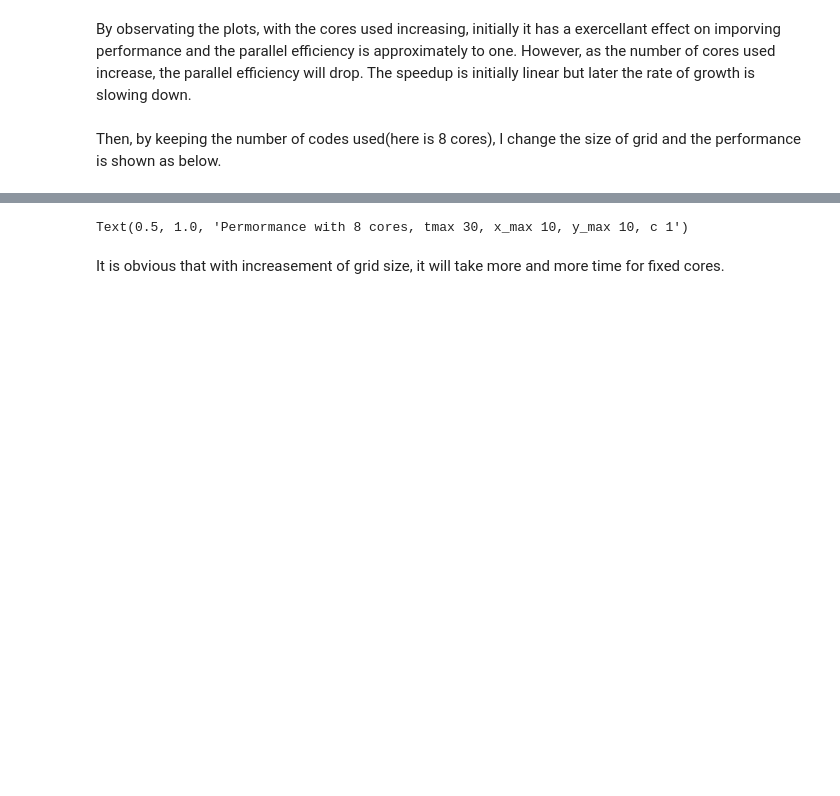
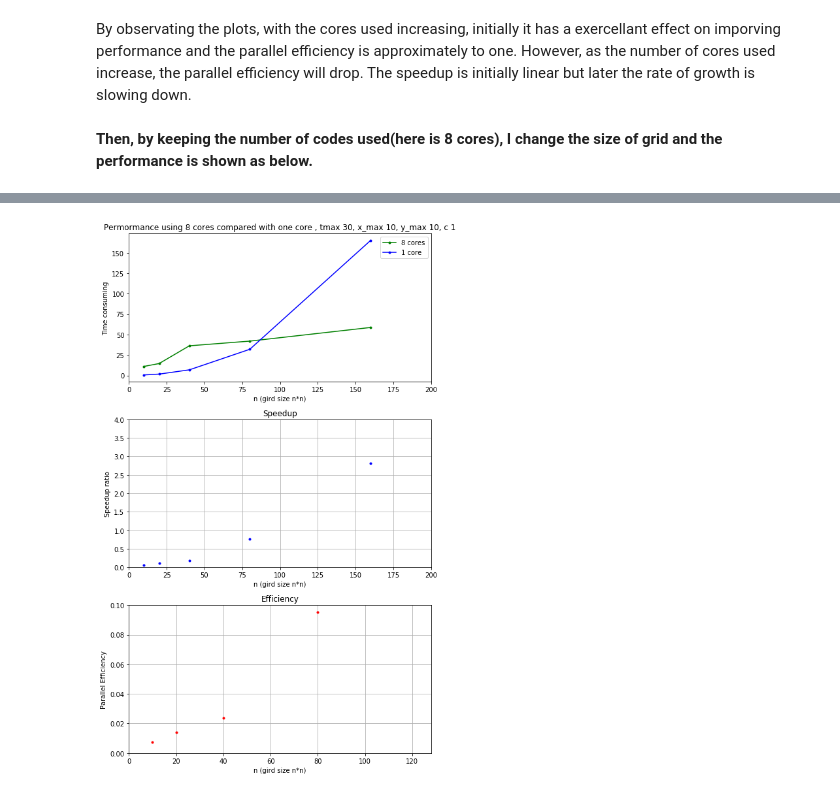
Before and after one commit to liuzyon/acse-6-mpi-coursework-acse-zl1220, a Jupyter notebook: report.ipynb, the cells around one changed output, grey strips where cells are left out. Cells and saved outputs as stored; diff of their text form; code cells hidden in the pictures; blank space fills up the shorter version.

```diff
--- a/report.ipynb
+++ b/report.ipynb
@@ -217,17 +219,44 @@ fig.tight_layout()
 # %% [markdown]
 By observating the plots, with the cores used increasing, initially it has a exercellant effect on imporving performance and the parallel efficiency is approximately to one. However, as the number of cores used increase, the parallel efficiency will drop. The speedup is initially linear but later the rate of growth is slowing down.
 # %% [markdown]
-Then, by keeping the number of codes used(here is 8 cores), I change the size of grid and the performance is shown as below.
+**Then, by keeping the number of codes used(here is 8 cores), I change the size of grid and the performance is shown as below.**
 # %%
-x = np.array([10, 20, 40, 80, 160, 320])
-y = np.array([11.07, 14.56, 36.26, 42.01, 58.71, 143.44])
+x = np.array([10, 20, 40, 80, 160])
+# use 8 nodes
+y = np.array([11.07, 14.56, 36.26, 42.01, 58.71])
 
-fig, ax = plt.subplots(1, 1, figsize=(8, 5))
+# use one node for same size
+one_node_t = np.array([0.66, 1.65, 6.86, 31.98, 165.24])
+
+speedup_ratio = one_node_t / y
+efficiency = speedup_ratio / 8
+
+fig, ax = plt.subplots(3, 1, figsize=(8, 12))
 
 # size 100*100, tmax 30, x_max = 10, y_max=10, c=1
-ax.plot(x, y, 'b.-')
-ax.set_xlim(0,500)
-ax.set_xlabel('gird size n*n value_n')
-ax.set_ylabel('Time consuming')
-ax.set_title('Permormance with 8 cores, tmax 30, x_max 10, y_max 10, c 1')
+ax[0].plot(x, y, 'g.-', label="8 cores")
+ax[0].plot(x, one_node_t, 'b.-', label="1 core")
+ax[0].set_xlim(0,200)
+ax[0].set_xlabel('n (gird size n*n)')
+ax[0].set_ylabel('Time consuming')
+ax[0].set_title('Permormance using 8 cores compared with one core , tmax 30, x_max 10, y_max 10, c 1')
+ax[0].legend()
+
+ax[1].plot(x, speedup_ratio, 'b.', label="size 100*100")
+ax[1].set_xlim(0,200)
+ax[1].set_ylim(0,4)
+ax[1].set_xlabel('n (gird size n*n)')
+ax[1].set_ylabel('Speedup ratio')
+ax[1].set_title('Speedup')
+ax[1].grid()
+
+ax[2].plot(x, efficiency, 'r.', label="size 100*100")
+ax[2].set_xlim(0,128)
+ax[2].set_ylim(0,0.1)
+ax[2].set_xlabel('n (gird size n*n)')
+ax[2].set_ylabel('Parallel Efficiency')
+ax[2].set_title('Efficiency')
+ax[2].grid()
+
+fig.tight_layout()
 # %% [output]
@@ -236,3 +263 @@ ax.set_title('Permormance with 8 cores, tmax 30, x_max 10, y_max 10, c 1')
-Text(0.5, 1.0, 'Permormance with 8 cores, tmax 30, x_max 10, y_max 10, c 1')
+[figure, added]
-# %% [markdown]
-It is obvious that with increasement of grid size, it will take more and more time for fixed cores.
```
Also changed, not shown: parts of 7 cells of this notebook.
